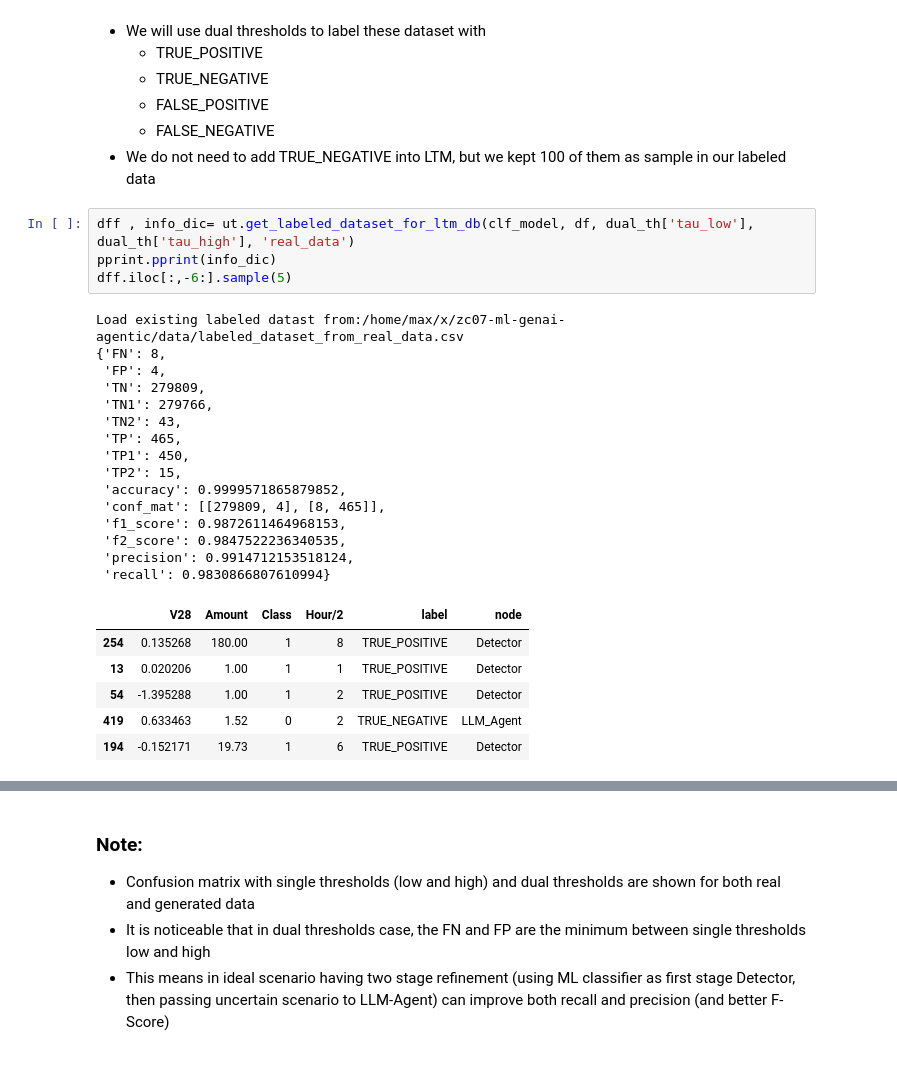
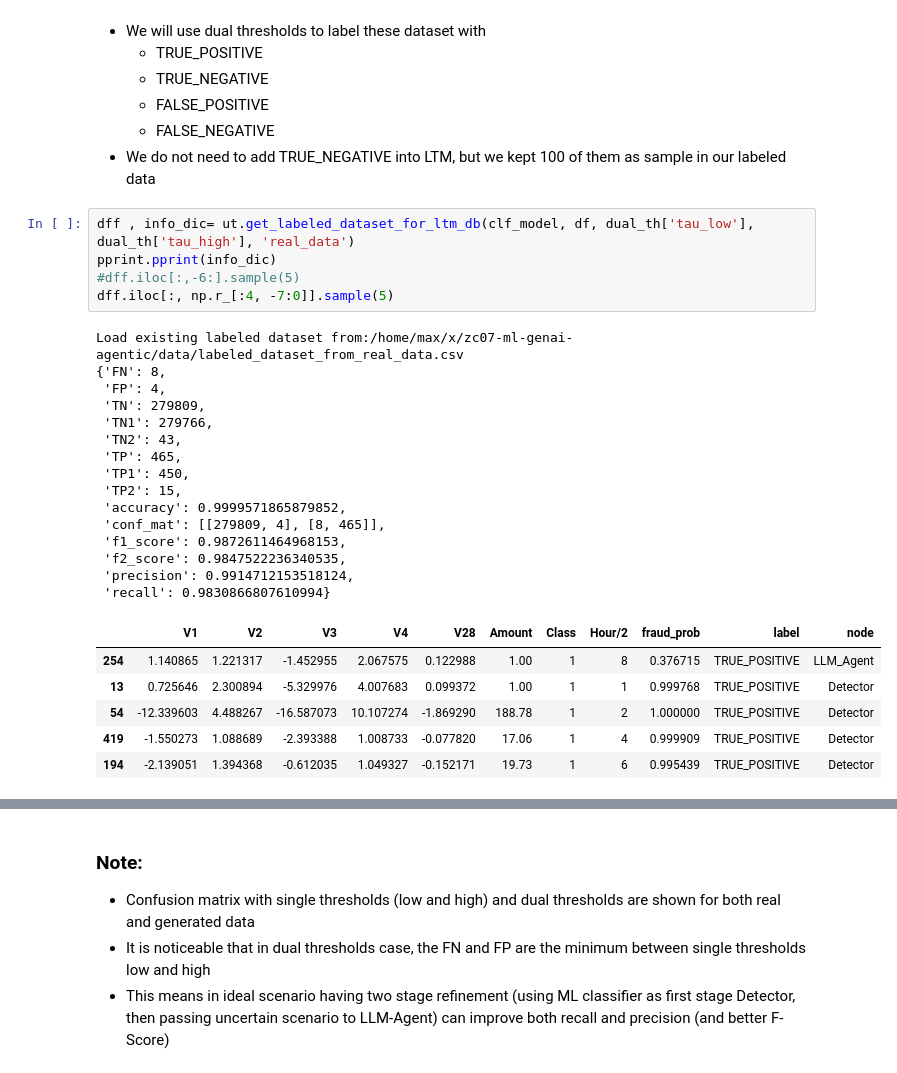
Before and after one commit to umscai/zc07-ml-genai-agentic, a Jupyter notebook: notebook/step3_prepare_data_for_ltm.ipynb, the cells around one changed output, grey strips where cells are left out. Saved outputs shown, nothing was run; the diff lists cells and outputs as text.

```diff
--- a/notebook/step3_prepare_data_for_ltm.ipynb
+++ b/notebook/step3_prepare_data_for_ltm.ipynb
@@ -332,27 +343,28 @@ Optimal Dual Thresholds: tau_low= 0.026759, tau_high= 0.870154
 # %%
 dff , info_dic= ut.get_labeled_dataset_for_ltm_db(clf_model, df, dual_th['tau_low'], dual_th['tau_high'], 'real_data')
 pprint.pprint(info_dic)
-dff.iloc[:,-6:].sample(5)
+#dff.iloc[:,-6:].sample(5)
+dff.iloc[:, np.r_[:4, -7:0]].sample(5)
 # %% [output]
-Load existing labeled datast from:/home/max/x/zc07-ml-genai-agentic/data/labeled_dataset_from_real_data.csv
+Load existing labeled dataset from:/home/max/x/zc07-ml-genai-agentic/data/labeled_dataset_from_real_data.csv
 {'FN': 8,
  'FP': 4,
  'TN': 279809,
  'TN1': 279766,
  'TN2': 43,
  'TP': 465,
  'TP1': 450,
  'TP2': 15,
  'accuracy': 0.9999571865879852,
  'conf_mat': [[279809, 4], [8, 465]],
  'f1_score': 0.9872611464968153,
  'f2_score': 0.9847522236340535,
  'precision': 0.9914712153518124,
  'recall': 0.9830866807610994}
-|  | V28 | Amount | Class | Hour/2 | label | node |
-| 254 | 0.135268 | 180.00 | 1 | 8 | TRUE_POSITIVE | Detector |
-| 13 | 0.020206 | 1.00 | 1 | 1 | TRUE_POSITIVE | Detector |
-| 54 | -1.395288 | 1.00 | 1 | 2 | TRUE_POSITIVE | Detector |
-| 419 | 0.633463 | 1.52 | 0 | 2 | TRUE_NEGATIVE | LLM_Agent |
-| 194 | -0.152171 | 19.73 | 1 | 6 | TRUE_POSITIVE | Detector |
+|  | V1 | V2 | V3 | V4 | V28 | Amount | Class | Hour/2 | fraud_prob | label | node |
+| 254 | 1.140865 | 1.221317 | -1.452955 | 2.067575 | 0.122988 | 1.00 | 1 | 8 | 0.376715 | TRUE_POSITIVE | LLM_Agent |
+| 13 | 0.725646 | 2.300894 | -5.329976 | 4.007683 | 0.099372 | 1.00 | 1 | 1 | 0.999768 | TRUE_POSITIVE | Detector |
+| 54 | -12.339603 | 4.488267 | -16.587073 | 10.107274 | -1.869290 | 188.78 | 1 | 2 | 1.000000 | TRUE_POSITIVE | Detector |
+| 419 | -1.550273 | 1.088689 | -2.393388 | 1.008733 | -0.077820 | 17.06 | 1 | 4 | 0.999909 | TRUE_POSITIVE | Detector |
+| 194 | -2.139051 | 1.394368 | -0.612035 | 1.049327 | -0.152171 | 19.73 | 1 | 6 | 0.995439 | TRUE_POSITIVE | Detector |
 # %%
```
Also changed, not shown: parts of 10 cells of this notebook, 11 other files.
